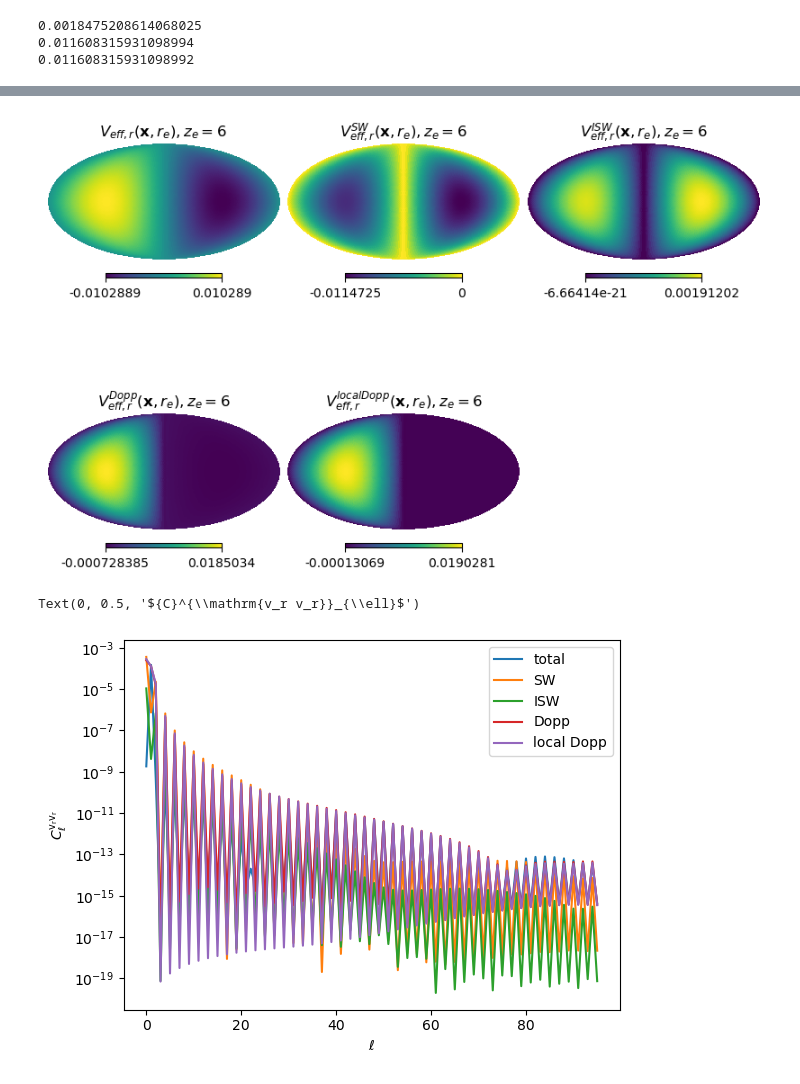
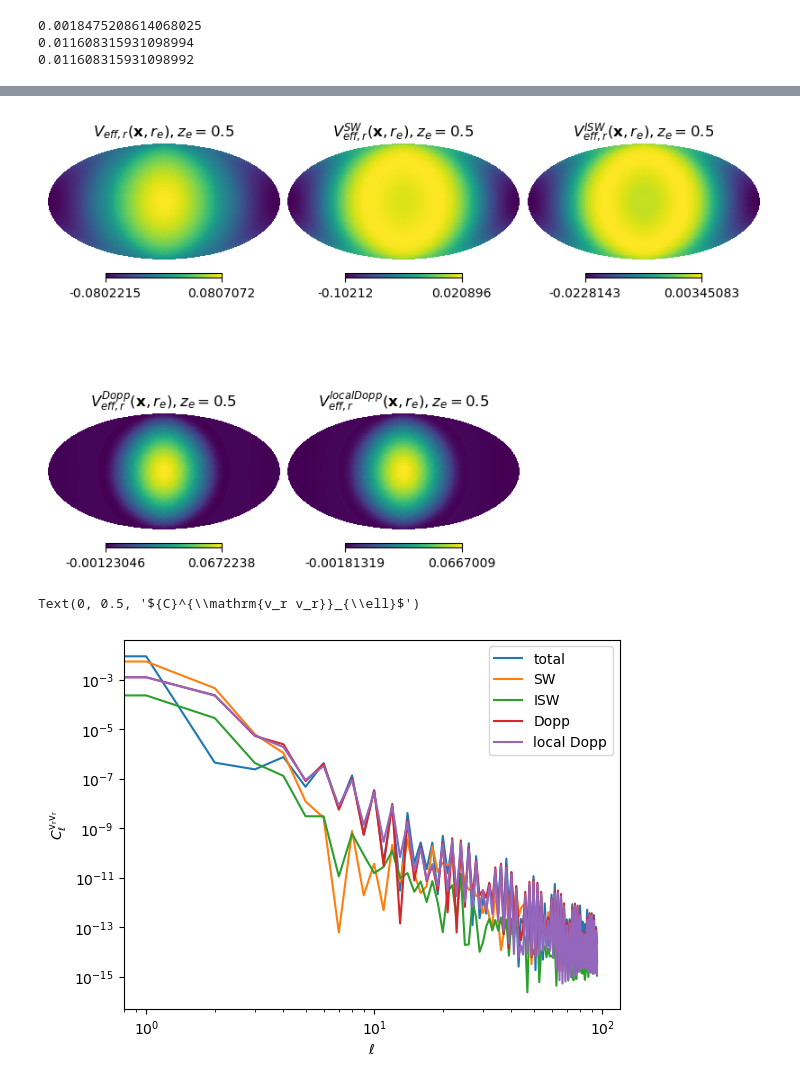
Before and after one commit to catketchup/ReCCO, a Jupyter notebook: code/Pylian_test.ipynb, the cells around one changed output, grey strips where cells are left out. Cells and saved outputs as stored; diff of their text form; code cells hidden in the pictures.

```diff
--- a/code/Pylian_test.ipynb
+++ b/code/Pylian_test.ipynb
@@ -239,7 +239,7 @@ if 0:
 # psi_i_x = A*(xx_xc/r_H) + B*(xx_xc/r_H)**2
 # g_psi_i = np.gradient(psi_i_x)
 
-direction = 'y'
+direction = 'x'
 
 x_xc = np.concatenate((np.zeros(int((BoxSize/2+x_c)/d)), np.arange(0, BoxSize/2-x_c, d)))
 if direction == 'x':
@@ -320,16 +320,18 @@ w0 = -0.7
 # ks = 0.0001
 ks = config.kaux
 # ks = np.linspace(0.00001, 0.01, 50)
-ze = 6
+ze = 0.5
 a_e = 1/(1+ze)
 # zes = np.linspace(1,5,10)
 
-G_SW_ksz = remote_spectra.G_SW_ksz(ks, ze, config.Omega_b, config.Omega_c, config.w, config.wa, config.Omega_K, config.h)
+T = remote_spectra.T(ks, config.Omega_b, config.Omega_c, config.w, config.wa, config.Omega_K, config.h)
 
-G_localDopp_ksz = remote_spectra.G_localDopp_ksz(ks, ze, config.Omega_b, config.Omega_c, config.w, config.wa, config.Omega_K, config.h)
-G_Dopp_ksz = remote_spectra.G_Dopp_ksz(ks, ze, config.Omega_b, config.Omega_c, config.w, config.wa, config.Omega_K, config.h)
+G_SW_ksz = T*remote_spectra.G_SW_ksz(ks, ze, config.Omega_b, config.Omega_c, config.w, config.wa, config.Omega_K, config.h)
 
-G_ISW_ksz = remote_spectra.G_ISW_ksz(ks, ze, config.Omega_b, config.Omega_c, config.w, config.wa, config.Omega_K, config.h)
+G_localDopp_ksz = T*remote_spectra.G_localDopp_ksz(ks, ze, config.Omega_b, config.Omega_c, config.w, config.wa, config.Omega_K, config.h)
+G_Dopp_ksz = T*remote_spectra.G_Dopp_ksz(ks, ze, config.Omega_b, config.Omega_c, config.w, config.wa, config.Omega_K, config.h)
+
+G_ISW_ksz = T*remote_spectra.G_ISW_ksz(ks, ze, config.Omega_b, config.Omega_c, config.w, config.wa, config.Omega_K, config.h)
 
 G_Veff = G_SW_ksz + G_Dopp_ksz + G_ISW_ksz
 # %%
@@ -363,8 +365,10 @@ if 0:
 g_psi_x = np.array([np.gradient(psi_x)[1], np.gradient(psi_x)[0], np.gradient(psi_x)[2]])
 g_psi_i_x = np.array([np.gradient(psi_i_x)[1], np.gradient(psi_i_x)[0], np.gradient(psi_i_x)[2]])
 
-g_psi_k = np.fft.fftn(g_psi_x)
-g_psi_i_k = np.fft.fftn(g_psi_i_x)
+# g_psi_k = np.fft.fftn(g_psi_x)
+# g_psi_i_k = np.fft.fftn(g_psi_i_x)
+
+g_psi_k = np.array([np.fft.fftn(g_psi_x[0]), np.fft.fftn(g_psi_x[1]), np.fft.fftn(g_psi_x[2])])
 g_psi_i_k = np.array([np.fft.fftn(g_psi_i_x[0]), np.fft.fftn(g_psi_i_x[1]), np.fft.fftn(g_psi_i_x[2])])
 # %%
 if 0:
@@ -600,15 +588,15 @@ def TwoDVecField_Radial(field_x1, field_x2, field_x3, theta, phi):
 
     # return field_x1 + field_x2 + field_x3
 # %%
-V_eff_x1_chi = ThreeDField_on_TwoDSurface(x, y, z, V_eff_x1.real,x_test_s, y_test_s, z_test_s)
-V_eff_x2_chi = ThreeDField_on_TwoDSurface(x, y, z, V_eff_x2.real,x_test_s, y_test_s, z_test_s)
-V_eff_x3_chi = ThreeDField_on_TwoDSurface(x, y, z, V_eff_x3.real,x_test_s, y_test_s, z_test_s)
+V_eff_x1_chi = ThreeDField_on_TwoDSurface(x, y, z, abs(V_eff_x1),x_test_s, y_test_s, z_test_s)
+V_eff_x2_chi = ThreeDField_on_TwoDSurface(x, y, z, abs(V_eff_x2),x_test_s, y_test_s, z_test_s)
+V_eff_x3_chi = ThreeDField_on_TwoDSurface(x, y, z, abs(V_eff_x3),x_test_s, y_test_s, z_test_s)
 V_eff_radial = TwoDVecField_Radial(V_eff_x1_chi, V_eff_x2_chi, V_eff_x3_chi, theta, phi)
 
 
-V_eff_SW_x1_chi = ThreeDField_on_TwoDSurface(x, y, z, V_eff_SW_x1.real,x_test_s, y_test_s, z_test_s)
-V_eff_SW_x2_chi = ThreeDField_on_TwoDSurface(x, y, z, V_eff_SW_x2.real,x_test_s, y_test_s, z_test_s)
-V_eff_SW_x3_chi = ThreeDField_on_TwoDSurface(x, y, z, V_eff_SW_x3.real,x_test_s, y_test_s, z_test_s)
+V_eff_SW_x1_chi = ThreeDField_on_TwoDSurface(x, y, z, abs(V_eff_SW_x1),x_test_s, y_test_s, z_test_s)
+V_eff_SW_x2_chi = ThreeDField_on_TwoDSurface(x, y, z, abs(V_eff_SW_x2),x_test_s, y_test_s, z_test_s)
+V_eff_SW_x3_chi = ThreeDField_on_TwoDSurface(x, y, z, abs(V_eff_SW_x3),x_test_s, y_test_s, z_test_s)
 V_eff_SW_radial = TwoDVecField_Radial(V_eff_SW_x1_chi, V_eff_SW_x2_chi, V_eff_SW_x3_chi, theta, phi)
 
 V_eff_Dopp_x1_chi = ThreeDField_on_TwoDSurface(x, y, z, abs(V_eff_Dopp_x1),x_test_s, y_test_s, z_test_s)
@@ -621,9 +609,9 @@ V_eff_localDopp_x2_chi = ThreeDField_on_TwoDSurface(x, y, z, abs(V_eff_localDopp
 V_eff_localDopp_x3_chi = ThreeDField_on_TwoDSurface(x, y, z, abs(V_eff_localDopp_x3),x_test_s, y_test_s, z_test_s)
 V_eff_localDopp_radial = TwoDVecField_Radial(V_eff_localDopp_x1_chi, V_eff_localDopp_x2_chi, V_eff_localDopp_x3_chi, theta, phi)
 
-V_eff_ISW_x1_chi = ThreeDField_on_TwoDSurface(x, y, z, V_eff_ISW_x1.real,x_test_s, y_test_s, z_test_s)
-V_eff_ISW_x2_chi = ThreeDField_on_TwoDSurface(x, y, z, V_eff_ISW_x2.real,x_test_s, y_test_s, z_test_s)
-V_eff_ISW_x3_chi = ThreeDField_on_TwoDSurface(x, y, z, V_eff_ISW_x3.real,x_test_s, y_test_s, z_test_s)
+V_eff_ISW_x1_chi = ThreeDField_on_TwoDSurface(x, y, z, abs(V_eff_ISW_x1),x_test_s, y_test_s, z_test_s)
+V_eff_ISW_x2_chi = ThreeDField_on_TwoDSurface(x, y, z, abs(V_eff_ISW_x2),x_test_s, y_test_s, z_test_s)
+V_eff_ISW_x3_chi = ThreeDField_on_TwoDSurface(x, y, z, abs(V_eff_ISW_x3),x_test_s, y_test_s, z_test_s)
 V_eff_ISW_radial = TwoDVecField_Radial(V_eff_ISW_x1_chi, V_eff_ISW_x2_chi, V_eff_ISW_x3_chi, theta, phi)
 # %%
 # check https://stackoverflow.com/questions/11140163/plotting-a-3d-cube-a-sphere-and-a-vector
@@ -709,7 +693,7 @@ if 1:
     hp.mollview(V_eff_Dopp_radial, xsize=800, sub=234, title=r'$V^{Dopp}_{eff, r}(\mathbf{x}, r_e), z_e = %s$'%ze)
     hp.mollview(V_eff_localDopp_radial, xsize=800, sub=235, title=r'$V^{localDopp}_{eff, r}(\mathbf{x}, r_e), z_e = %s$'%ze)
 # %% [output]
-[figure, old version]
+[figure, new version]
 # %%
 vrlm = hp.map2alm(V_eff_radial)
 vrlm_SW = hp.map2alm(V_eff_SW_radial)
@@ -726,16 +710,17 @@ Clvrvr_localDopp = hp.alm2cl(vrlm_localDopp)
 # %%
 plt.plot(Clvrvr, label='total')
 plt.plot(Clvrvr_SW, label='SW')
 plt.plot(Clvrvr_ISW, label='ISW')
 plt.plot(Clvrvr_Dopp, label='Dopp')
 plt.plot(Clvrvr_localDopp, label='local Dopp')
+plt.xscale('log')
 plt.yscale('log')
 plt.legend()
 plt.xlabel("$\ell$")
 plt.ylabel('${C}^{\mathrm{v_r v_r}}_{\ell}$')
 # %% [output]
 Text(0, 0.5, '${C}^{\\mathrm{v_r v_r}}_{\\ell}$')
-[figure, old version]
+[figure, new version]
 # %%
 plt.plot(Clvrvr_Dopp/Clvrvr)
 plt.ylabel('${C}^{\mathrm{v_r v_r}}_{\ell}$')
```
Also changed, not shown: parts of 13 cells of this notebook, 1 other file.
